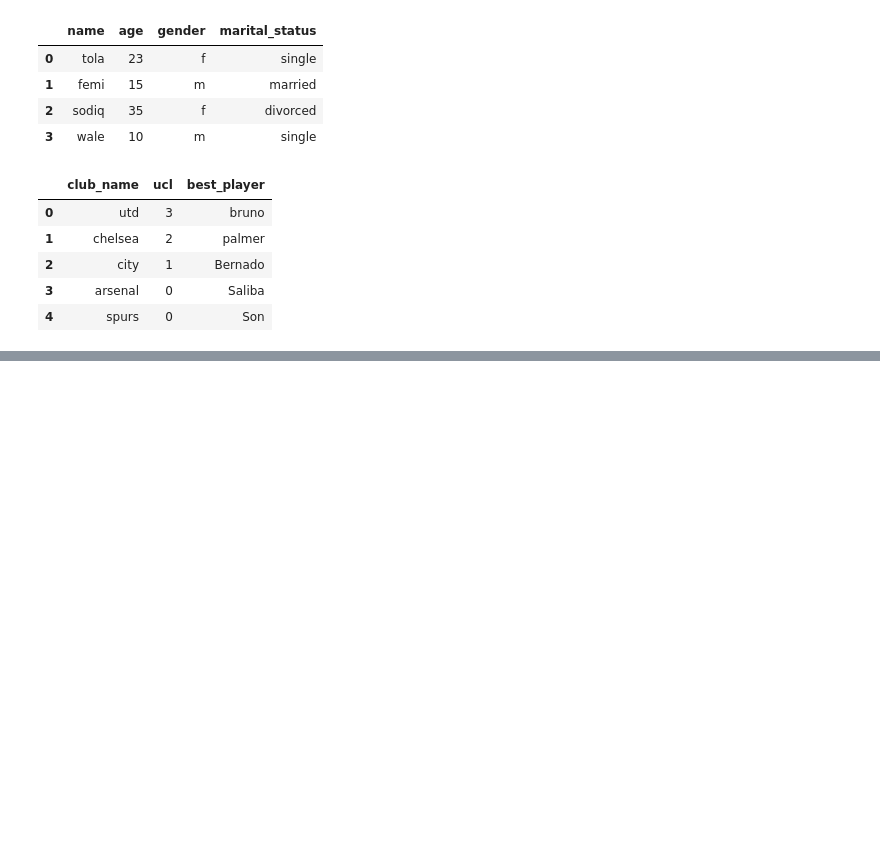
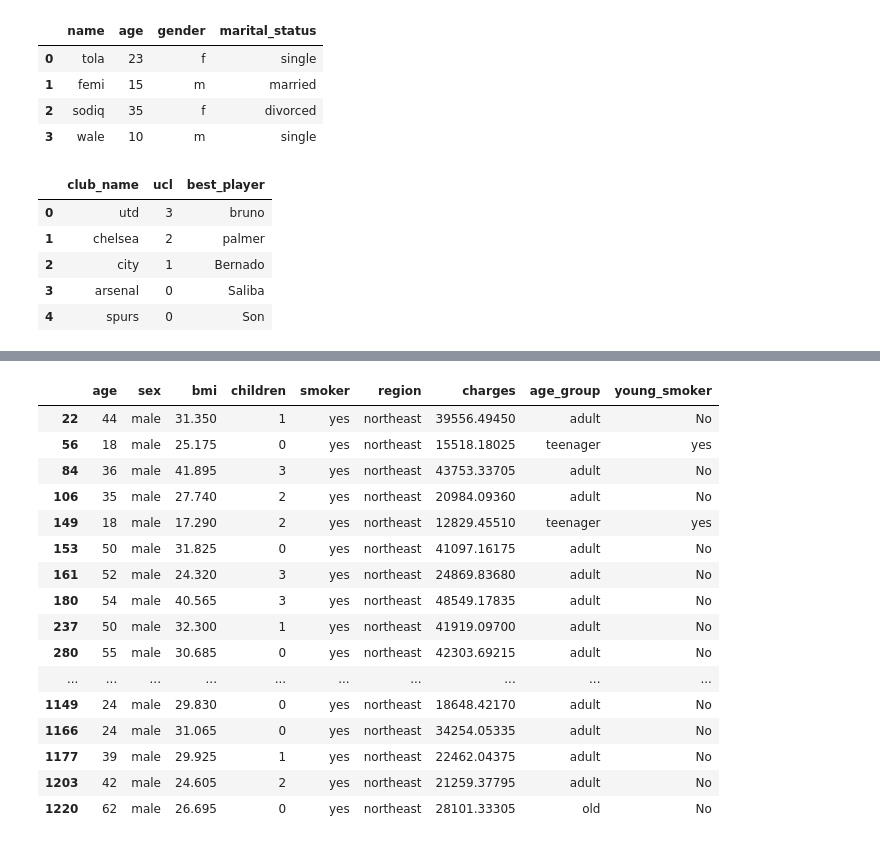
Before and after one commit to Muyiiwaa/python_and_sql_4_data-analysis, a Jupyter notebook: Data Wrangling/lesson_5.ipynb, the cells around one changed output, grey strips where cells are left out. Cells and saved outputs as stored; diff of their text form; code cells hidden in the pictures; blank space fills up the shorter version.

```diff
--- a/Data Wrangling/lesson_5.ipynb
+++ b/Data Wrangling/lesson_5.ipynb
@@ -60,0 +168,10 @@ club_df
+# %%
+# create a column based on multiple condition using .apply()
+
+def young_smoker(data):
+    if data['age'] < 20 and data['smoker'] == 'yes':
+        return 'yes'
+    else:
+        return 'No'
+
+insurance_df['young_smoker'] = insurance_df.apply(young_smoker, axis = 1)
@@ -60,0 +187,13 @@ club_df
+# %%
+# droping rows or columns using .drop method
+
+insurance_df.drop(['tax','dumb_column'], axis = 1, inplace = True)
+# %%
+# drop rows
+
+insurance_df.drop(list(range(0,101)), inplace = True)
+# %%
+# reset_index method
+
+insurance_df.reset_index(drop = True, inplace = True)
+insurance_df.head(3)
@@ -60,0 +250,24 @@ club_df
+# %%
+# row filtering based on multiple conditions
+
+insurance_df[(insurance_df['sex'] == 'male') &
+             (insurance_df['region'] == 'northeast') &
+             (insurance_df['smoker'] == 'yes')]
+# %% [output]
+|  | age | sex | bmi | children | smoker | region | charges | age_group | young_smoker |
+| 22 | 44 | male | 31.350 | 1 | yes | northeast | 39556.49450 | adult | No |
+| 56 | 18 | male | 25.175 | 0 | yes | northeast | 15518.18025 | teenager | yes |
+| 84 | 36 | male | 41.895 | 3 | yes | northeast | 43753.33705 | adult | No |
+| 106 | 35 | male | 27.740 | 2 | yes | northeast | 20984.09360 | adult | No |
+| 149 | 18 | male | 17.290 | 2 | yes | northeast | 12829.45510 | teenager | yes |
+| 153 | 50 | male | 31.825 | 0 | yes | northeast | 41097.16175 | adult | No |
+| 161 | 52 | male | 24.320 | 3 | yes | northeast | 24869.83680 | adult | No |
+| 180 | 54 | male | 40.565 | 3 | yes | northeast | 48549.17835 | adult | No |
+| 237 | 50 | male | 32.300 | 1 | yes | northeast | 41919.09700 | adult | No |
+| 280 | 55 | male | 30.685 | 0 | yes | northeast | 42303.69215 | adult | No |
+| ... | ... | ... | ... | ... | ... | ... | ... | ... | ... |
+| 1149 | 24 | male | 29.830 | 0 | yes | northeast | 18648.42170 | adult | No |
+| 1166 | 24 | male | 31.065 | 0 | yes | northeast | 34254.05335 | adult | No |
+| 1177 | 39 | male | 29.925 | 1 | yes | northeast | 22462.04375 | adult | No |
+| 1203 | 42 | male | 24.605 | 2 | yes | northeast | 21259.37795 | adult | No |
+| 1220 | 62 | male | 26.695 | 0 | yes | northeast | 28101.33305 | old | No |
```
Also changed, not shown: parts of 25 cells of this notebook, 1 other file.
